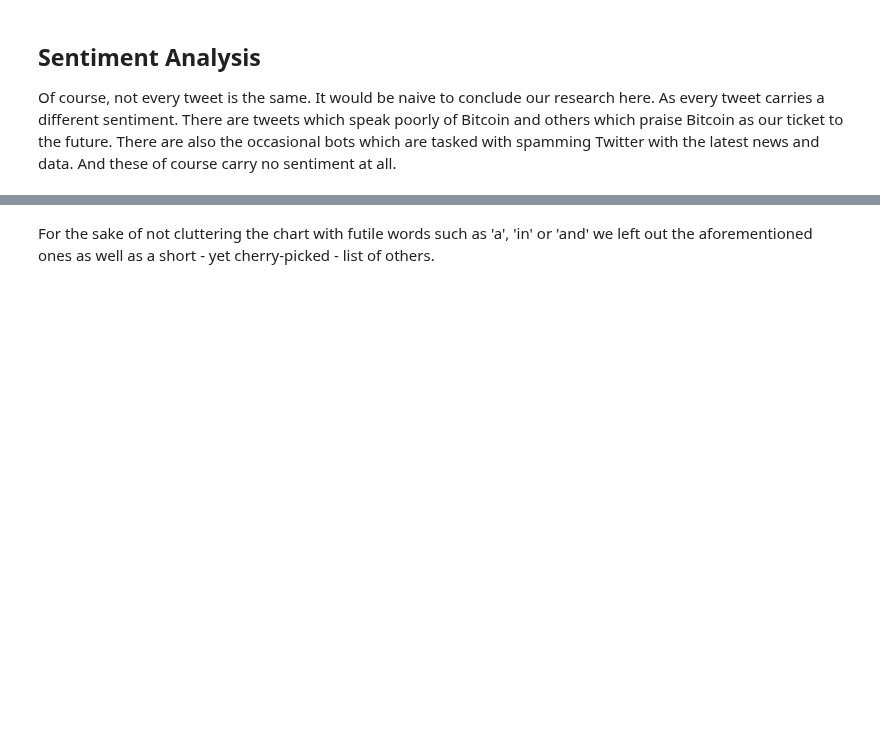
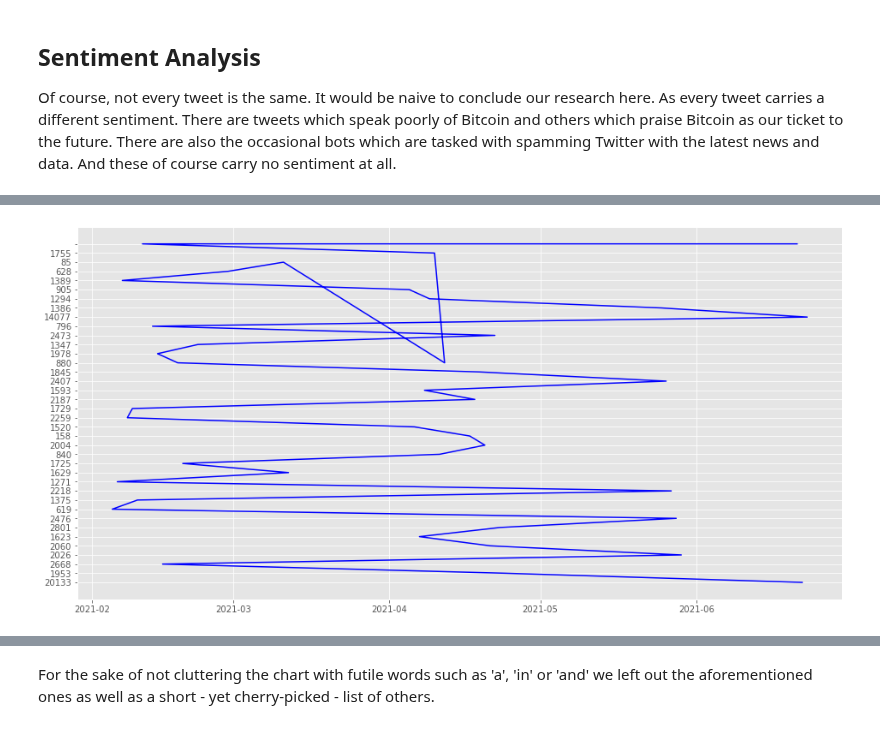
Before and after one commit to snenenenenenene/btc-twitter-data-mining, a Jupyter notebook: main.ipynb, the cells around one changed output, grey strips where cells are left out. Drawn from its saved outputs; the diff is of its cells as text; code cells hidden in the pictures; blank space fills up the shorter version.

```diff
--- a/main.ipynb
+++ b/main.ipynb
@@ -367,0 +418,26 @@ plt.show()
+# %%
+max = sentiments_df.select("date").agg({"date": "max"}).collect()[0]["max(date)"]
+min = sentiments_df.select("date").agg({"date": "min"}).collect()[0]["min(date)"]
+positive_df = sentiments_df.select("date", "polarity").filter(col("polarity") > 0).groupBy("date").count()
+
+# positive_df = positive_df.sort(asc("date"))
+
+fill_df = _get_fill_dates_df(positive_df, "date",[], "count")
+positive_df = positive_df.union(fill_df)
+
+# X FOR COUNTS
+counts_dates = positive_df.select("date").collect()
+counts_x = list(map(lambda r: (r['date']), counts_dates))
+
+# Y/COUNT OF TWEETS
+y_rows = positive_df.select("count").collect()
+tweets_y = list(map(lambda r: r['count'], y_rows))
+
+fig, ax = plt.subplots(figsize=(16, 8))
+ax.plot(counts_x,tweets_y, color='blue', label='Tweet Volume')
+ax.tick_params(axis='y')
+
+lines, labels = ax.get_legend_handles_labels()
+ax2.legend(lines , labels, loc=0)
+plt.show()
+# %% [output]
@@ -368 +456,2 @@ plt.show()
+[figure, added]
 # %%
```
Also changed, not shown: parts of 14 cells of this notebook.
